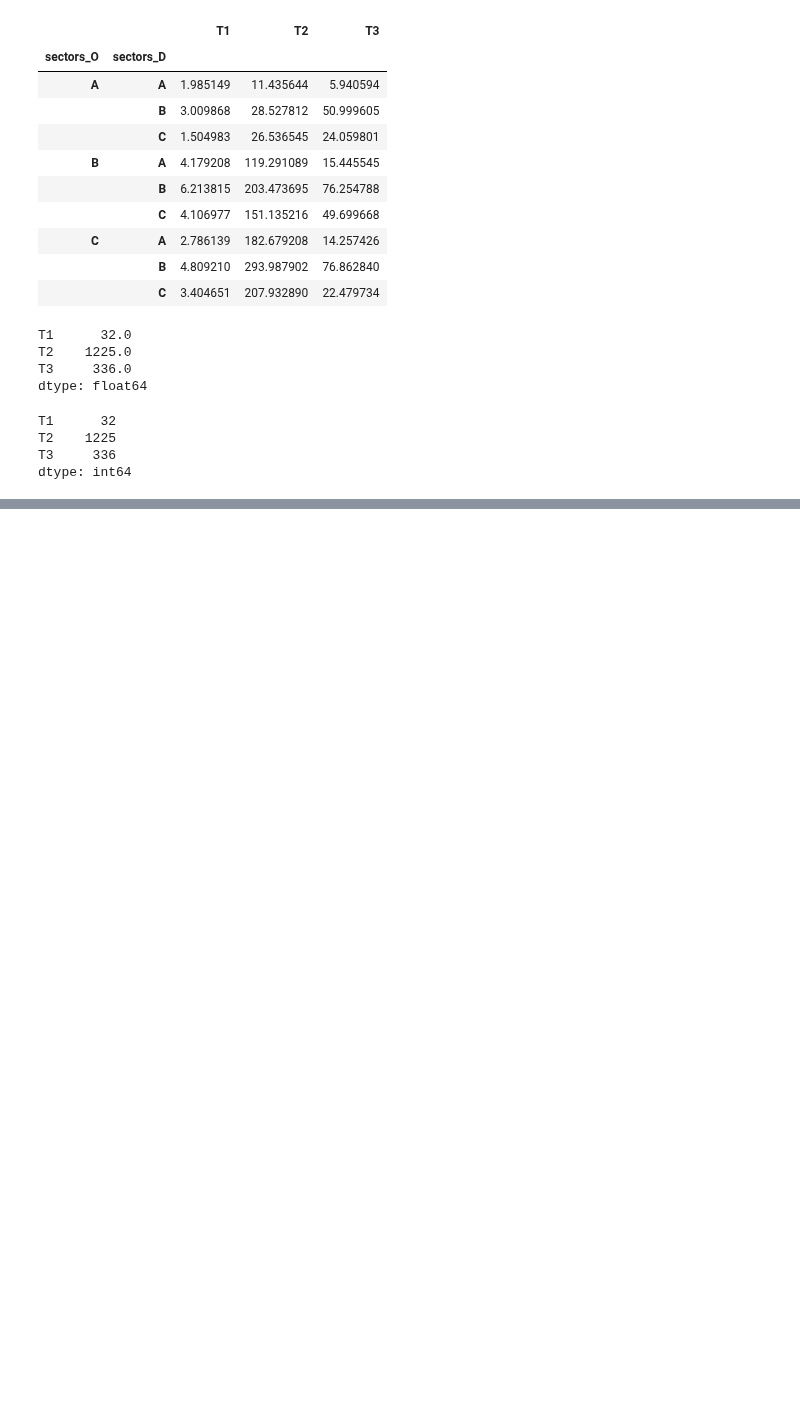
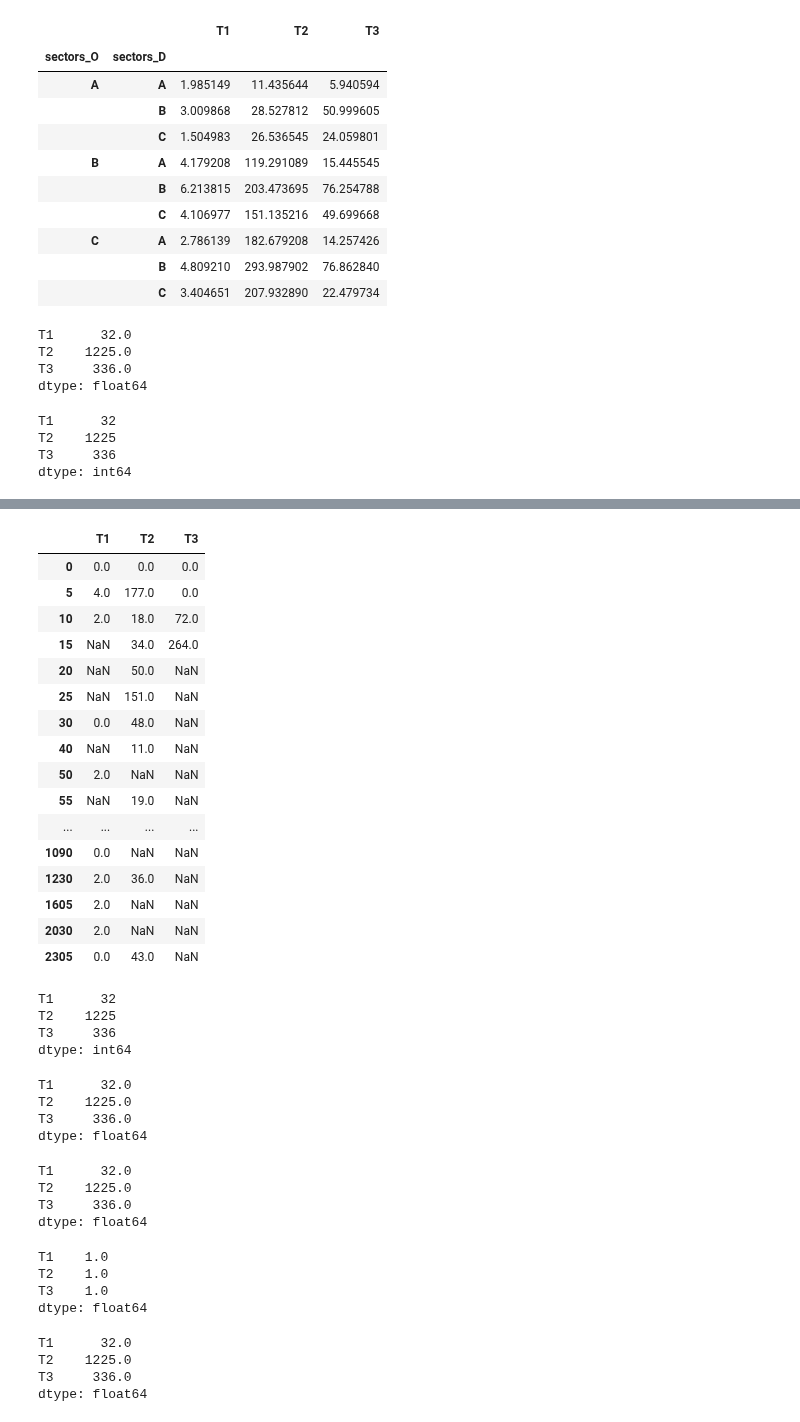
Before and after one commit to jabellcu/TPlanning_matrices, a Jupyter notebook: MatrixExamples.ipynb, the cells around one changed output, grey strips where cells are left out. Cells and saved outputs as stored; diff of their text form; code cells hidden in the pictures; blank space fills up the shorter version.

```diff
--- a/MatrixExamples.ipynb
+++ b/MatrixExamples.ipynb
@@ -300,0 +434,56 @@ max([max(x,y) for x,y in zip((fmat.TO - tTO).abs().max(), (fmat.TD - tTD).abs().
+# %%
+TLD_multi = TLD_MultiDist(mat,dst,5)
+TLD_multi
+# %% [output]
+|  | T1 | T2 | T3 |
+| 0 | 0.0 | 0.0 | 0.0 |
+| 5 | 4.0 | 177.0 | 0.0 |
+| 10 | 2.0 | 18.0 | 72.0 |
+| 15 | NaN | 34.0 | 264.0 |
+| 20 | NaN | 50.0 | NaN |
+| 25 | NaN | 151.0 | NaN |
+| 30 | 0.0 | 48.0 | NaN |
+| 40 | NaN | 11.0 | NaN |
+| 50 | 2.0 | NaN | NaN |
+| 55 | NaN | 19.0 | NaN |
+| ... | ... | ... | ... |
+| 1090 | 0.0 | NaN | NaN |
+| 1230 | 2.0 | 36.0 | NaN |
+| 1605 | 2.0 | NaN | NaN |
+| 2030 | 2.0 | NaN | NaN |
+| 2305 | 0.0 | 43.0 | NaN |
+# %%
+mat.sum()
+# %% [output]
+T1      32
+T2    1225
+T3     336
+dtype: int64
+# %%
+TLD_single.sum()
+# %% [output]
+T1      32.0
+T2    1225.0
+T3     336.0
+dtype: float64
+# %%
+TLD_multi.sum()
+# %% [output]
+T1      32.0
+T2    1225.0
+T3     336.0
+dtype: float64
+# %%
+normalize_TLD(TLD_multi).sum()
+# %% [output]
+T1    1.0
+T2    1.0
+T3    1.0
+dtype: float64
+# %%
+band_agg_TLD(TLD_multi, 10).sum()
+# %% [output]
+T1      32.0
+T2    1225.0
+T3     336.0
+dtype: float64
```
Also changed, not shown: parts of 30 cells of this notebook, 10 other files.
